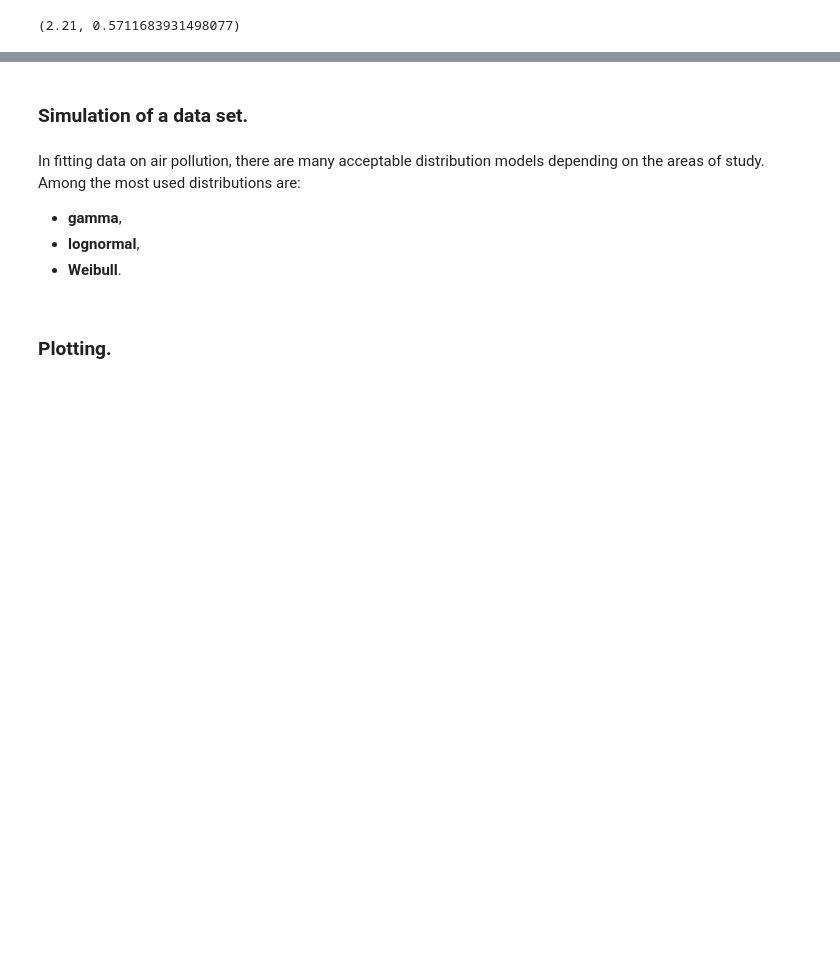
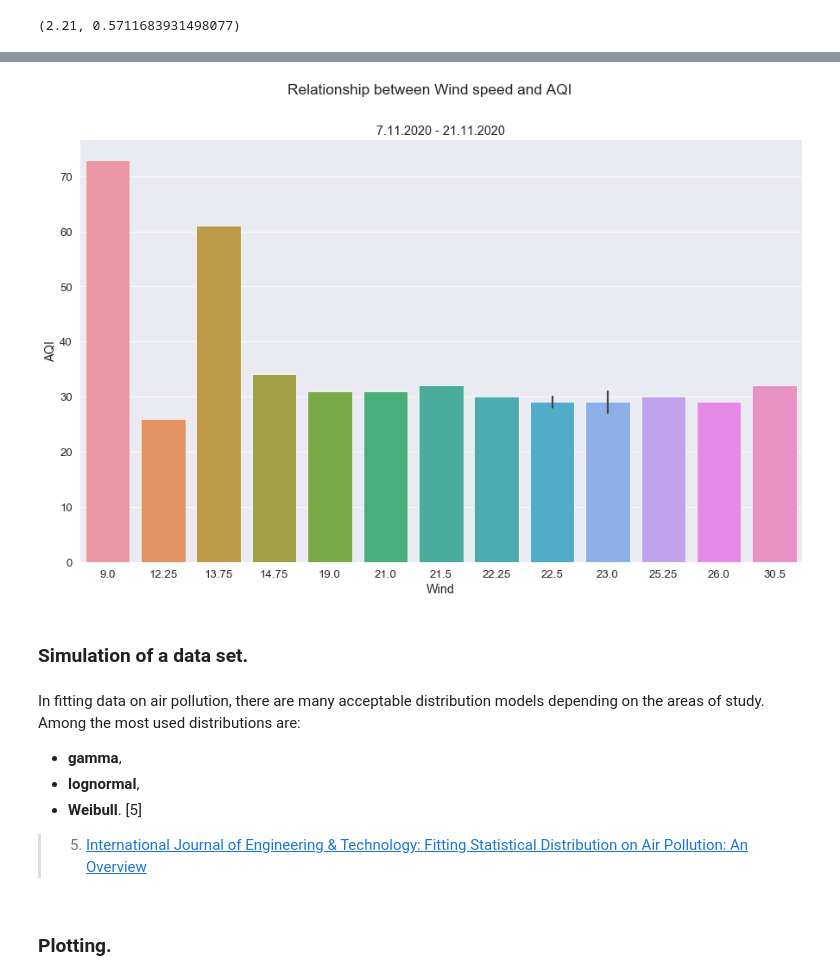
Before and after one commit to olgarozhdestvina/Air-Pollution-in-Dublin, a Jupyter notebook: Dublin_Air_Pollution.ipynb, the cells around one changed output, grey strips where cells are left out. Saved outputs shown, nothing was run; the diff lists cells and outputs as text; code cells hidden in the pictures; blank space fills up the shorter version.

```diff
--- a/Dublin_Air_Pollution.ipynb
+++ b/Dublin_Air_Pollution.ipynb
@@ -150,3 +161,17 @@ plt.show()
+# %%
+# Plot the data.
+register_matplotlib_converters()
+fig, ax = plt.subplots()
+# As I have wind data only from 7.11.2020
+from_7 = df.iloc[15:]
+fig.suptitle("Relationship between Wind speed and AQI")
+
+sns.barplot(data=df, x=from_7.Wind, y=from_7.AQI, ax=ax).set_title("7.11.2020 - 21.11.2020")
+
+# Show the plot.
+plt.show()
+# %% [output]
+[figure, added]
 # %% [markdown]
 ### Simulation of a data set.
 # %%
@@ -156,8 +181,8 @@ gen = np.random.default_rng()
 In fitting data on air pollution, there are many acceptable distribution models depending on the areas of study. Among the most used distributions are:
 * **gamma**,
 * **lognormal**,
-* **Weibull**.
+* **Weibull**. [5]
 
-[](https://www.researchgate.net/publication/329267591_Fitting_Statistical_Distribution_on_Air_Pollution_An_Overview)
+>5. [International Journal of Engineering & Technology: Fitting Statistical Distribution on Air Pollution: An Overview](https://www.researchgate.net/publication/329267591_Fitting_Statistical_Distribution_on_Air_Pollution_An_Overview)
 # %% [markdown]
 ### Plotting.
```
Also changed, not shown: parts of 3 cells of this notebook.
